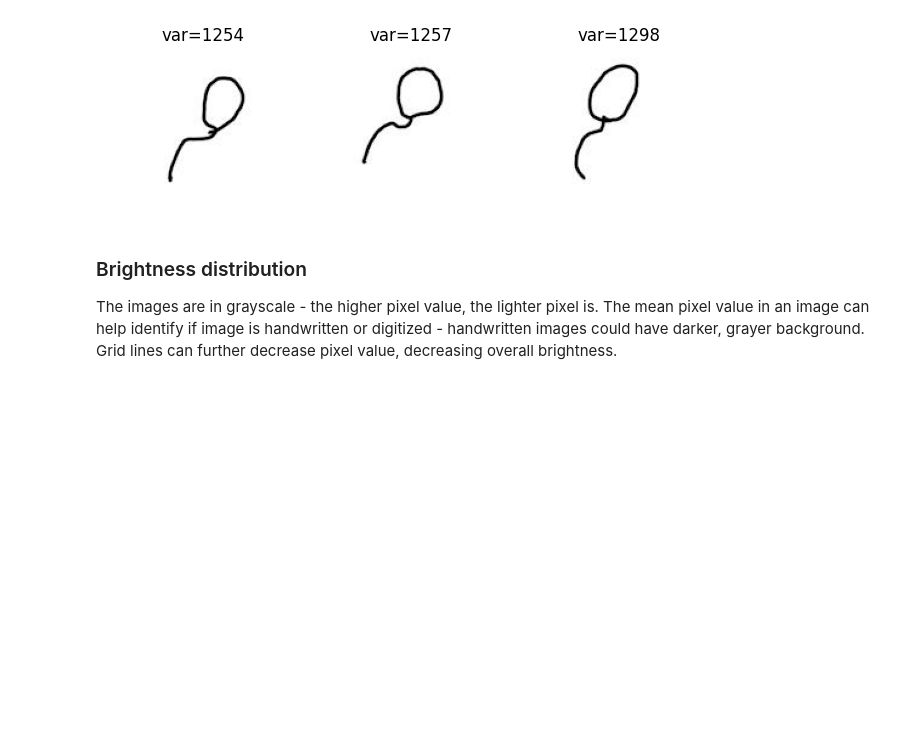
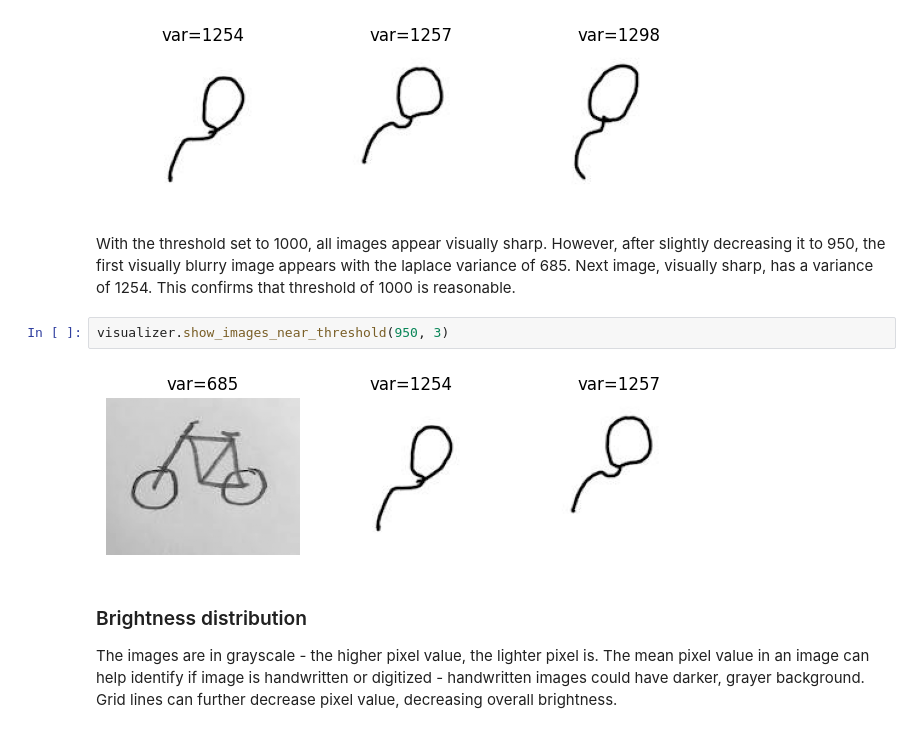
Before and after one commit to igawolanin/solvro-recruitment-ai, a Jupyter notebook: src/research.ipynb, the cells around one changed output. Drawn from its saved outputs; the diff is of its cells as text; blank space fills up the shorter version.

```diff
--- a/src/research.ipynb
+++ b/src/research.ipynb
@@ -78,6 +75,12 @@ visualizer.show_images_near_threshold(1000, 3)
 [figure]
 [figure]
 [figure]
+# %% [markdown]
+With the threshold set to 1000, all images appear visually sharp. However, after slightly decreasing it to 950, the first visually blurry image appears with the laplace variance of 685. Next image, visually sharp, has a variance of 1254. This confirms that threshold of 1000 is reasonable.
+# %%
+visualizer.show_images_near_threshold(950, 3)
+# %% [output]
+[figure, added]
 # %% [markdown]
 ### Brightness distribution
 The images are in grayscale - the higher pixel value, the lighter pixel is. The mean pixel value in an image can help identify if image is handwritten or digitized - handwritten images could have darker, grayer background. Grid lines can further decrease pixel value, decreasing overall brightness.
```
Also changed, not shown: parts of 27 cells of this notebook, 4 other files.
